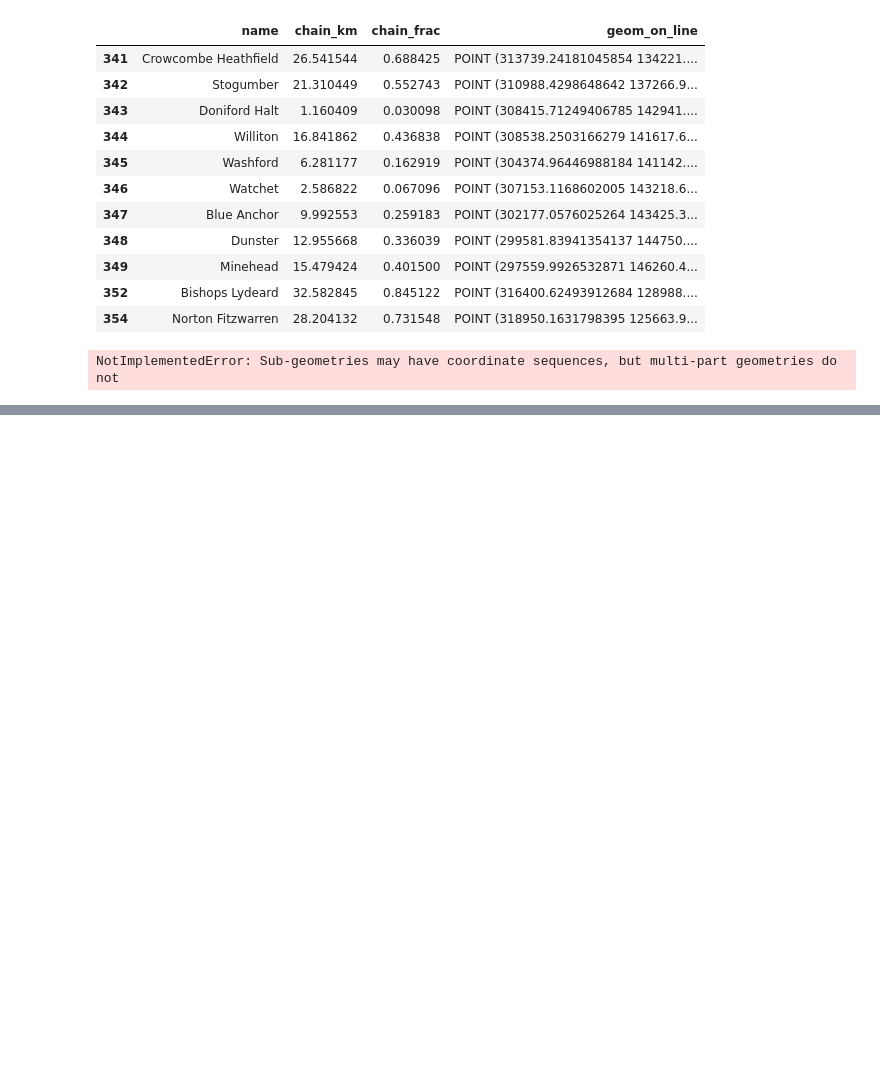
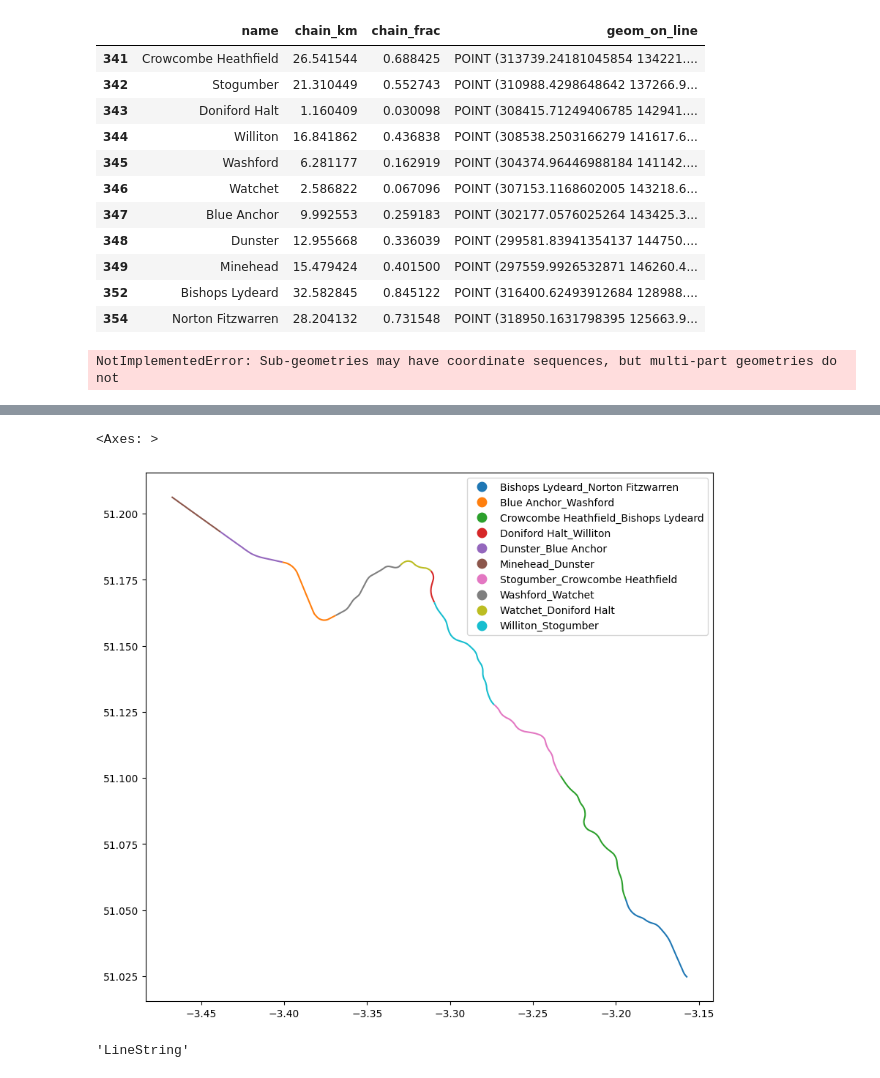
Before and after one commit to dr-harper/west_somerset_railway, a Jupyter notebook: route_data/overpass_data_processing.ipynb, the cells around one changed output, grey strips where cells are left out. Drawn from its saved outputs; the diff is of its cells as text; code cells hidden in the pictures; blank space fills up the shorter version.

```diff
--- a/route_data/overpass_data_processing.ipynb
+++ b/route_data/overpass_data_processing.ipynb
@@ -315,0 +349,30 @@ NotImplementedError: Sub-geometries may have coordinate sequences, but multi-par
+# %%
+# load the route.geojson file
+route_gdf = gpd.read_file("segments.geojson")
+
+route_gdf
+
+# name = from_to
+route_gdf['name'] = route_gdf['from'] + "_" + route_gdf['to']
+route_gdf
+
+
+
+# plot each of the segments in the segments.geojson a different color
+route_gdf.plot(column='name', figsize=(10, 10), legend=True)
+# %% [output]
+<Axes: >
+[figure, added]
+# %%
+# extract the LineString from the GeometryCollection
+geom_collection = route_gdf.iloc[0]
+
+if route_gdf.geometry.iloc[0].geom_type == "GeometryCollection":
+    route_line = [geom for geom in route_gdf.geometry.iloc[0].geoms if geom.geom_type == "LineString"][0]
+
+else:
+    route_line = route_gdf.geometry.iloc[0]
+
+route_line.geom_type
+# %% [output]
+'LineString'
```
Also changed, not shown: parts of 5 cells of this notebook, 1 other file.
